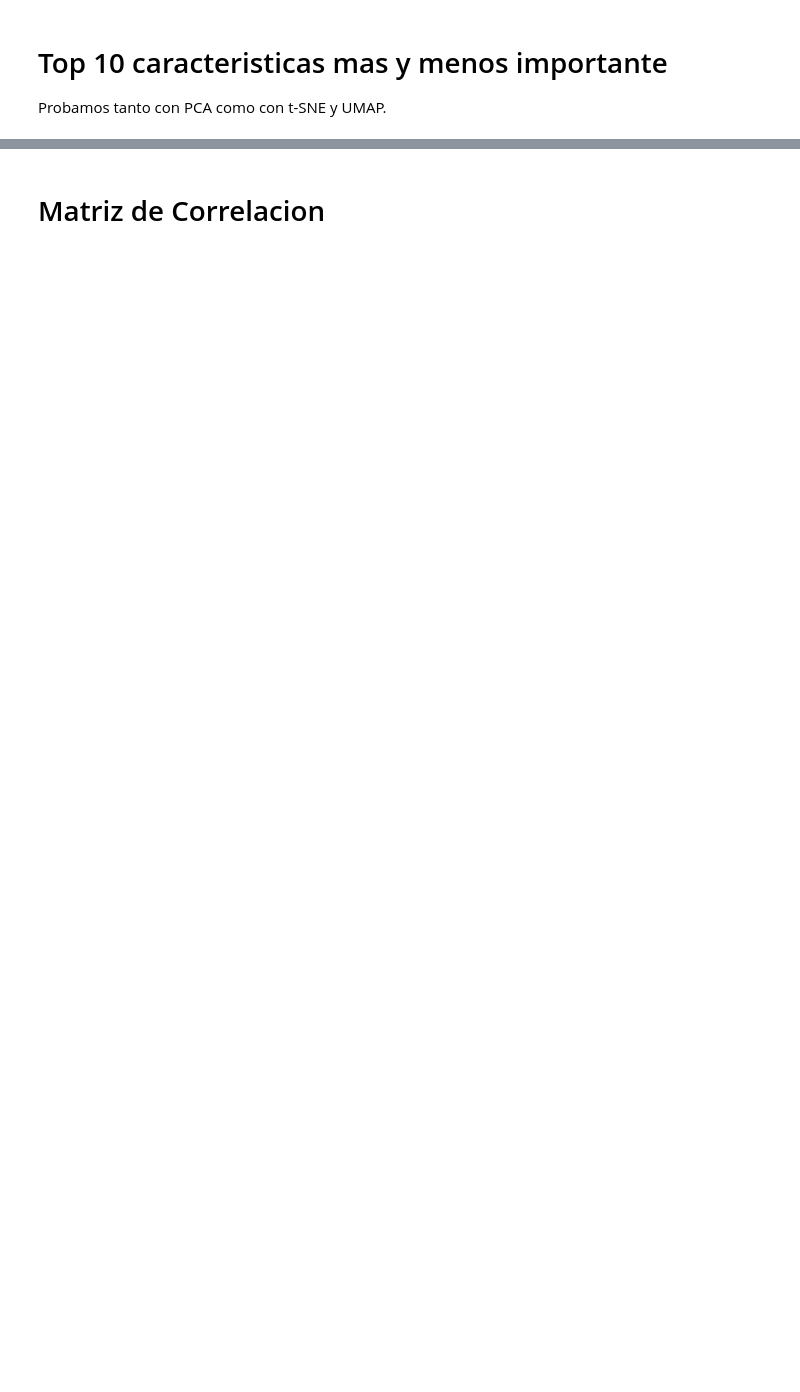
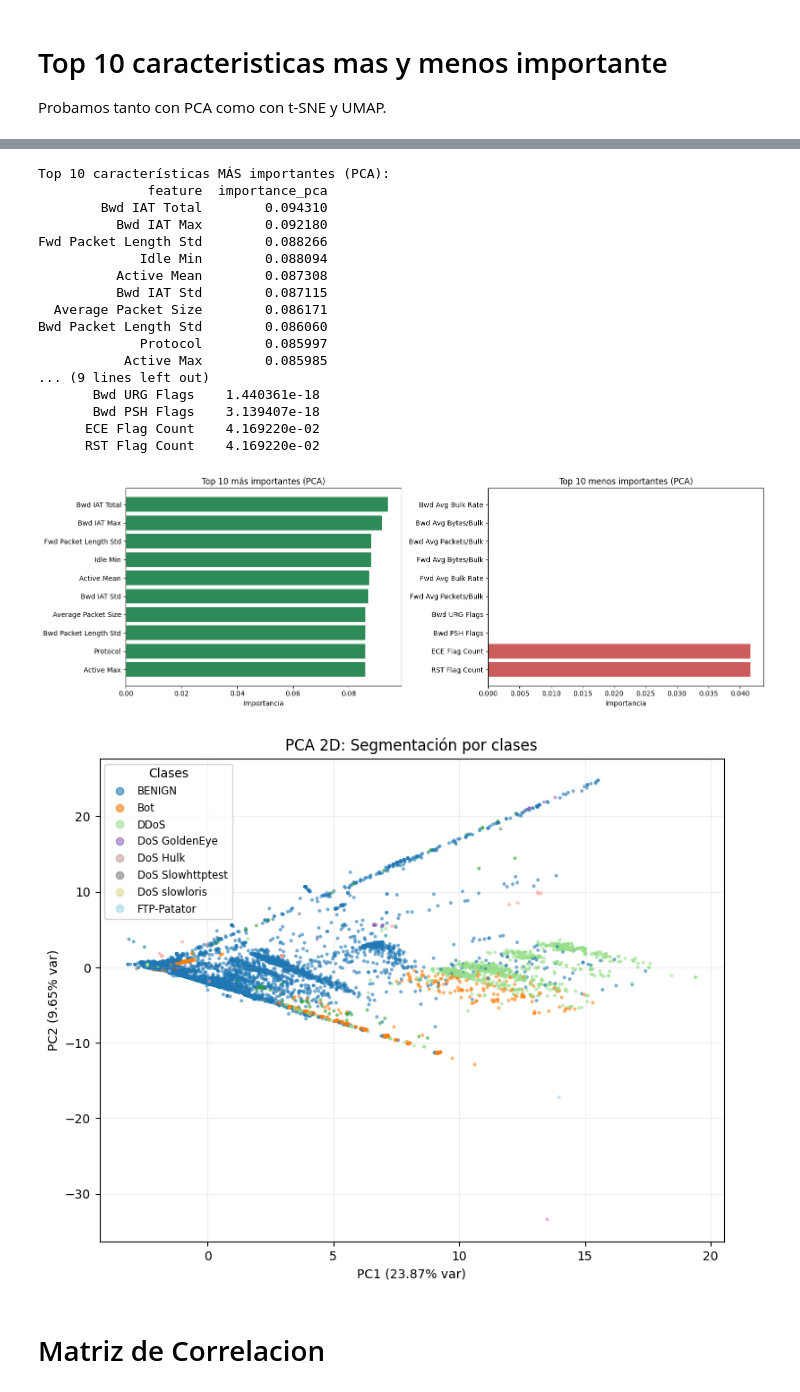
Before and after one commit to pabloChantada/cyber, a Jupyter notebook: analisis.ipynb, the cells around one changed output, grey strips where cells are left out. Saved outputs shown, nothing was run; the diff lists cells and outputs as text; code cells hidden in the pictures; blank space fills up the shorter version.

```diff
--- a/analisis.ipynb
+++ b/analisis.ipynb
@@ -591,18 +403,15 @@ Distribución de clases (muestra usada):
 from sklearn.decomposition import PCA
 from sklearn.model_selection import StratifiedShuffleSplit
 
-# Escalado para PCA
-scaler_pca = StandardScaler()
-X_scaled_pca = scaler_pca.fit_transform(X)
-
 # Conserva 95% de varianza para el ranking global
 pca_full = PCA(n_components=0.95, svd_solver="full", random_state=42)
-X_pca_full = pca_full.fit_transform(X_scaled_pca)
+X_pca_full = pca_full.fit_transform(X_scaled)
 
-# Importancia aproximada por feature
-loadings = pca_full.components_
-weights = pca_full.explained_variance_ratio_
-importance = (np.abs(loadings).T @ weights)
+# Importancia por feature:
+# importance_i = sum_j |loading_{j,i}| * explained_variance_ratio_j
+loadings = pca_full.components_                  # shape: [n_comp, n_features]
+weights = pca_full.explained_variance_ratio_     # shape: [n_comp]
+importance = (np.abs(loadings).T @ weights)      # shape: [n_features]
 
 imp_df = (
     pd.DataFrame({"feature": X.columns, "importance_pca": importance})
@@ -619,6 +428,7 @@ print(top10.to_string(index=False))
 print("\nTop 10 características MENOS importantes (PCA):")
 print(bottom10.to_string(index=False))
 
+# Plot top/bottom 10
 fig, axes = plt.subplots(1, 2, figsize=(15, 5))
 
 axes[0].barh(top10["feature"][::-1], top10["importance_pca"][::-1], color="seagreen")
@@ -630,42 +440,65 @@ axes[1].set_title("Top 10 menos importantes (PCA)")
 axes[1].set_xlabel("Importancia")
 
 plt.tight_layout()
 plt.show()
 
-# Submuestra estratificada para visualización 2D
+# Submuestra para visualización (rápido)
 n_viz = min(20_000, len(X))
 if len(X) > n_viz:
     sss_viz = StratifiedShuffleSplit(n_splits=1, train_size=n_viz, random_state=42)
-    idx_viz, _ = next(sss_viz.split(X_scaled_pca, y_multi))
-    X_viz = X_scaled_pca[idx_viz]
-    y_viz = y_multi.iloc[idx_viz]
+    idx_viz, _ = next(sss_viz.split(X_scaled, y))
+    X_viz = X_scaled[idx_viz]
+    y_viz = y.iloc[idx_viz]
 else:
-    X_viz = X_scaled_pca
-    y_viz = y_multi
+    X_viz = X_scaled
+    y_viz = y
 
 pca_2d = PCA(n_components=2, random_state=42)
 emb_2d = pca_2d.fit_transform(X_viz)
 
-y_codes = pd.Categorical(y_viz).codes
-class_names = pd.Categorical(y_viz).categories
+# codificación de clase para color
+y_cat = pd.Categorical(y_viz)
+# y_viz viene de one-hot -> convertir a índice de clase por fila
+y_codes = np.argmax(y_viz.values, axis=1)   # longitud = n_muestras
+class_names = [c.replace("Label_", "") for c in y_viz.columns]
 
 plt.figure(figsize=(9, 7))
 sc = plt.scatter(
     emb_2d[:, 0], emb_2d[:, 1],
     c=y_codes, cmap="tab20", s=8, alpha=0.6, edgecolors="none"
 )
-
 plt.title("PCA 2D: Segmentación por clases")
 plt.xlabel(f"PC1 ({pca_2d.explained_variance_ratio_[0]*100:.2f}% var)")
 plt.ylabel(f"PC2 ({pca_2d.explained_variance_ratio_[1]*100:.2f}% var)")
 plt.grid(alpha=0.2)
 
+# Leyenda con nombres originales de clase
 handles, _ = sc.legend_elements()
 present = np.unique(y_codes)
 labels = [class_names[i] for i in present]
 plt.legend(handles, labels, title="Clases", loc="best", fontsize="small")
 
 plt.show()
+# %% [output]
+Top 10 características MÁS importantes (PCA):
+              feature  importance_pca
+        Bwd IAT Total        0.094310
+          Bwd IAT Max        0.092180
+Fwd Packet Length Std        0.088266
+             Idle Min        0.088094
+          Active Mean        0.087308
+          Bwd IAT Std        0.087115
+  Average Packet Size        0.086171
+Bwd Packet Length Std        0.086060
+             Protocol        0.085997
+           Active Max        0.085985
+... (9 lines left out)
+       Bwd URG Flags    1.440361e-18
+       Bwd PSH Flags    3.139407e-18
+      ECE Flag Count    4.169220e-02
+      RST Flag Count    4.169220e-02
+[figure, added]
+[figure, added]
 # %% [markdown]
 # Matriz de Correlacion
 # %%
```
Also changed, not shown: parts of 14 cells of this notebook.
